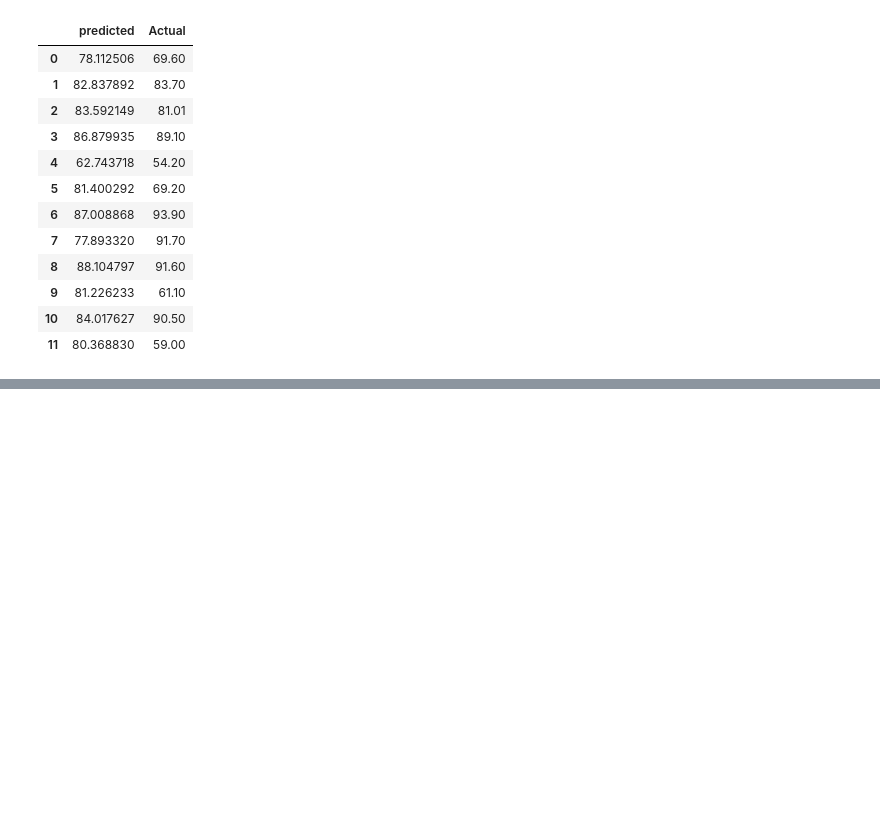
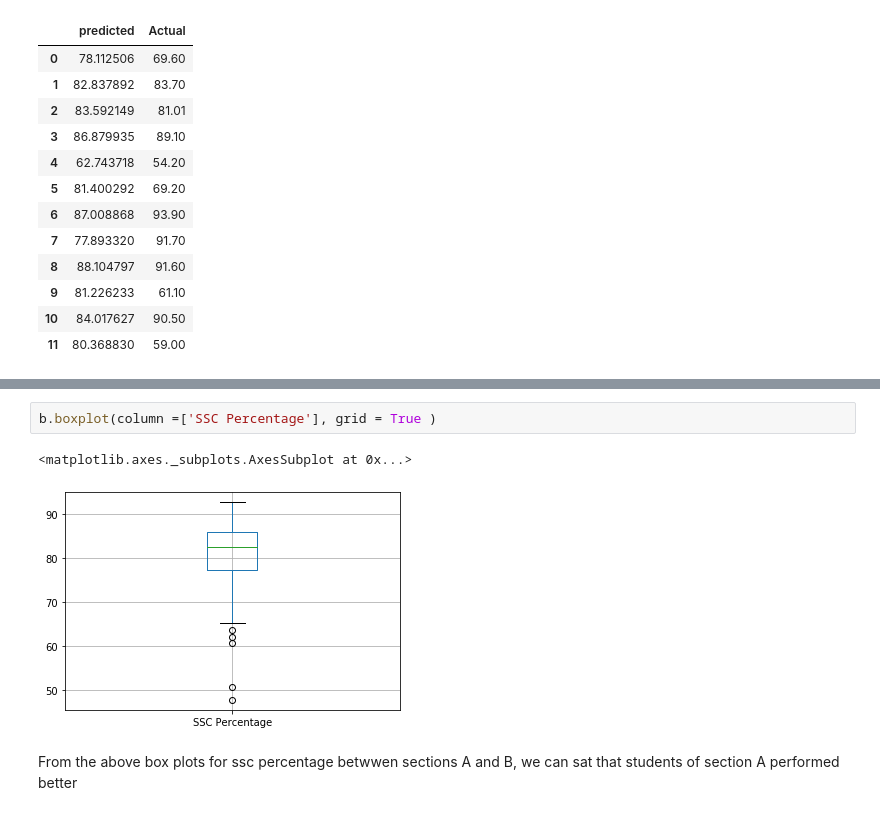
Before and after one commit to 19PA1A0495/10-03-2020, a Jupyter notebook: linear_regression.ipynb, the cells around one changed output, grey strips where cells are left out. Saved outputs shown, nothing was run; the diff lists cells and outputs as text; blank space fills up the shorter version.

```diff
--- a/linear_regression.ipynb
+++ b/linear_regression.ipynb
@@ -175,0 +223,7 @@ Actual_predicted1
+# %%
+b.boxplot(column =['SSC Percentage'], grid = True )
+# %% [output]
+<matplotlib.axes._subplots.AxesSubplot at 0x...>
+[figure, added]
+# %% [markdown]
+From the above box plots for ssc percentage betwwen sections A and B, we can sat that students of section A performed better
```
Also changed, not shown: parts of 11 cells of this notebook.
